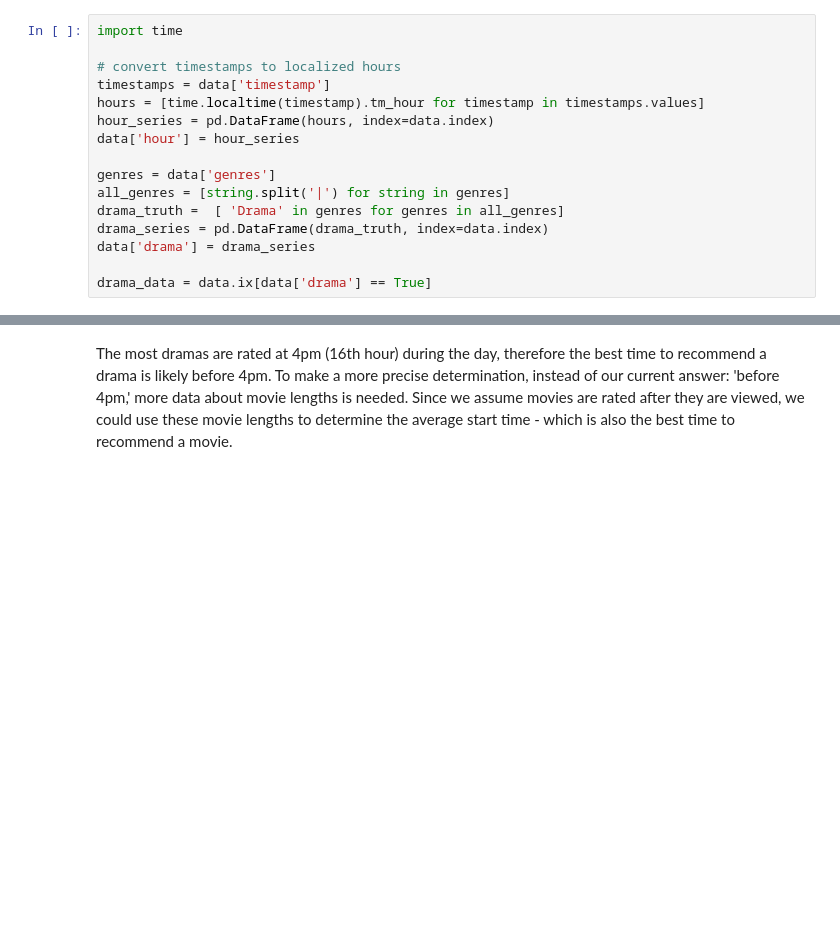
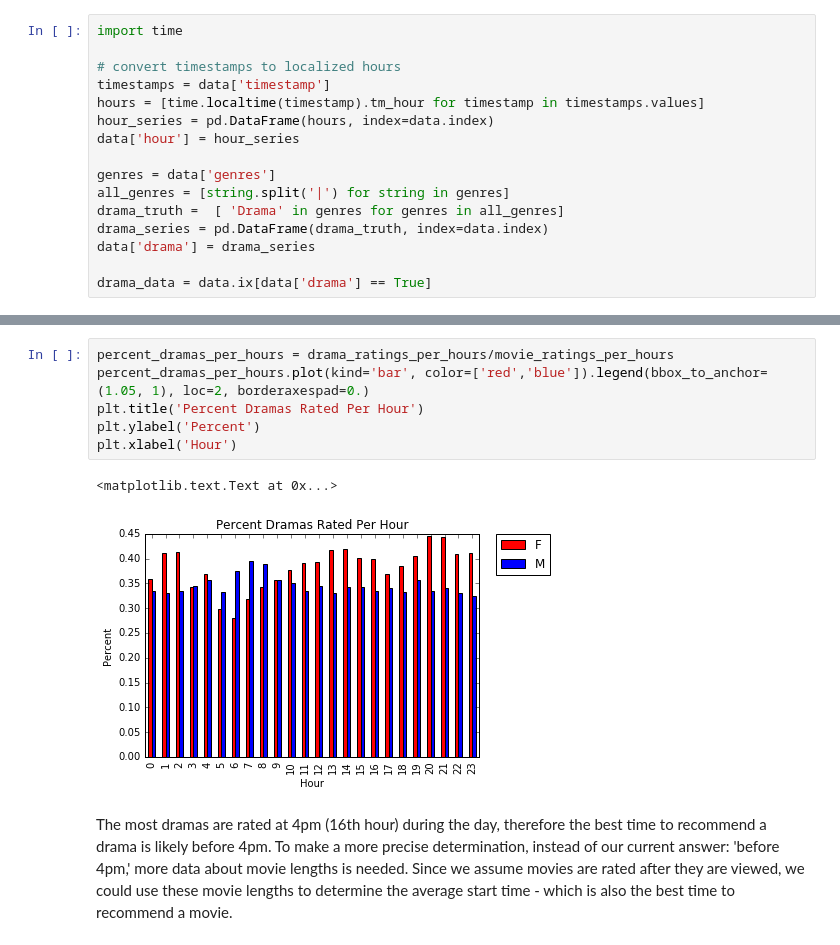
Before and after one commit to awkweb/DS501, a Jupyter notebook: 2/CaseStudy2.ipynb, the cells around one changed output, grey strips where cells are left out. Cells and saved outputs as stored; diff of their text form; blank space fills up the shorter version.

```diff
--- a/2/CaseStudy2.ipynb
+++ b/2/CaseStudy2.ipynb
@@ -1498,3 +1522,12 @@ plt.xlabel('Hour')
+# %%
+percent_dramas_per_hours = drama_ratings_per_hours/movie_ratings_per_hours
+percent_dramas_per_hours.plot(kind='bar', color=['red','blue']).legend(bbox_to_anchor=(1.05, 1), loc=2, borderaxespad=0.)
+plt.title('Percent Dramas Rated Per Hour')
+plt.ylabel('Percent')
+plt.xlabel('Hour')
+# %% [output]
+<matplotlib.text.Text at 0x...>
+[figure, added]
 # %% [markdown]
 The most dramas are rated at 4pm (16th hour) during the day, therefore the best time to recommend a drama is likely before 4pm. To make a more precise determination, instead of our current answer: 'before 4pm,' more data about movie lengths is needed. Since we assume movies are rated after they are viewed, we could use these movie lengths to determine the average start time - which is also the best time to recommend a movie.
 # %% [markdown]
```
Also changed, not shown: parts of 9 cells of this notebook, 1 other file.
